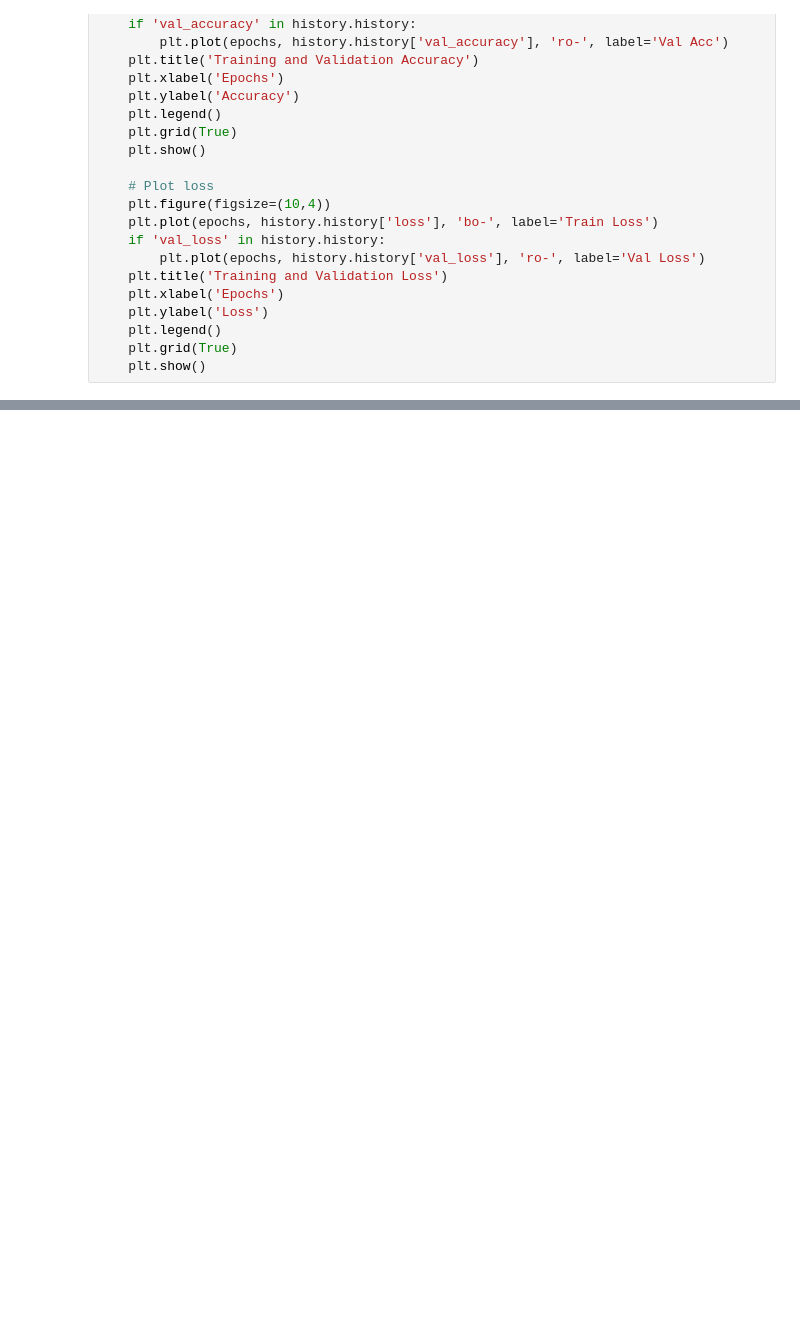
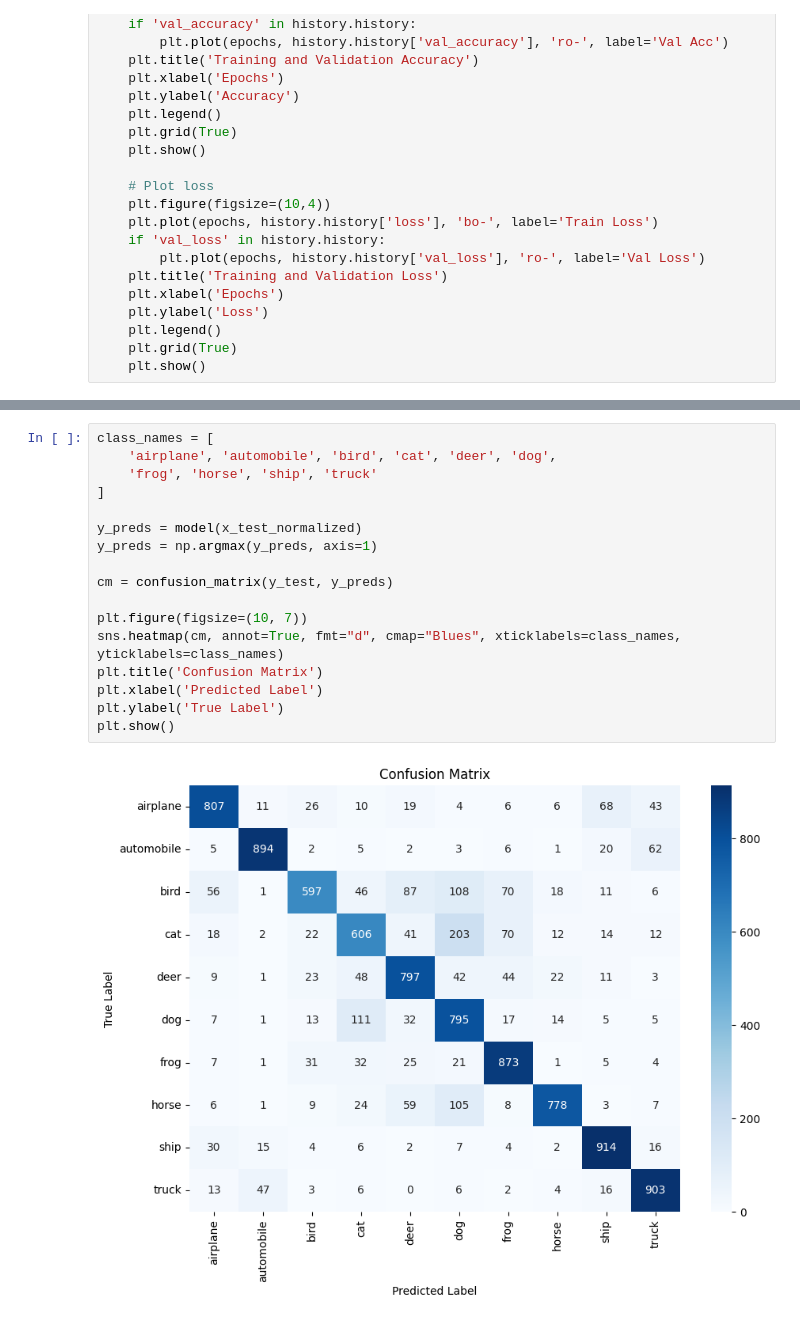
Before and after one commit to bilalzardoa/machine-learning, a Jupyter notebook: cifar.ipynb, the cells around one changed output, grey strips where cells are left out. Drawn from its saved outputs; the diff is of its cells as text; blank space fills up the shorter version.

```diff
--- a/cifar.ipynb
+++ b/cifar.ipynb
@@ -152,0 +168,19 @@ plot_history_smooth(history)
+# %%
+class_names = [
+    'airplane', 'automobile', 'bird', 'cat', 'deer', 'dog',
+    'frog', 'horse', 'ship', 'truck'
+]
+
+y_preds = model(x_test_normalized)
+y_preds = np.argmax(y_preds, axis=1)
+
+cm = confusion_matrix(y_test, y_preds)
+
+plt.figure(figsize=(10, 7))
+sns.heatmap(cm, annot=True, fmt="d", cmap="Blues", xticklabels=class_names, yticklabels=class_names)
+plt.title('Confusion Matrix')
+plt.xlabel('Predicted Label')
+plt.ylabel('True Label')
+plt.show()
+# %% [output]
+[figure, added]
```
Also changed, not shown: parts of 8 cells of this notebook.
